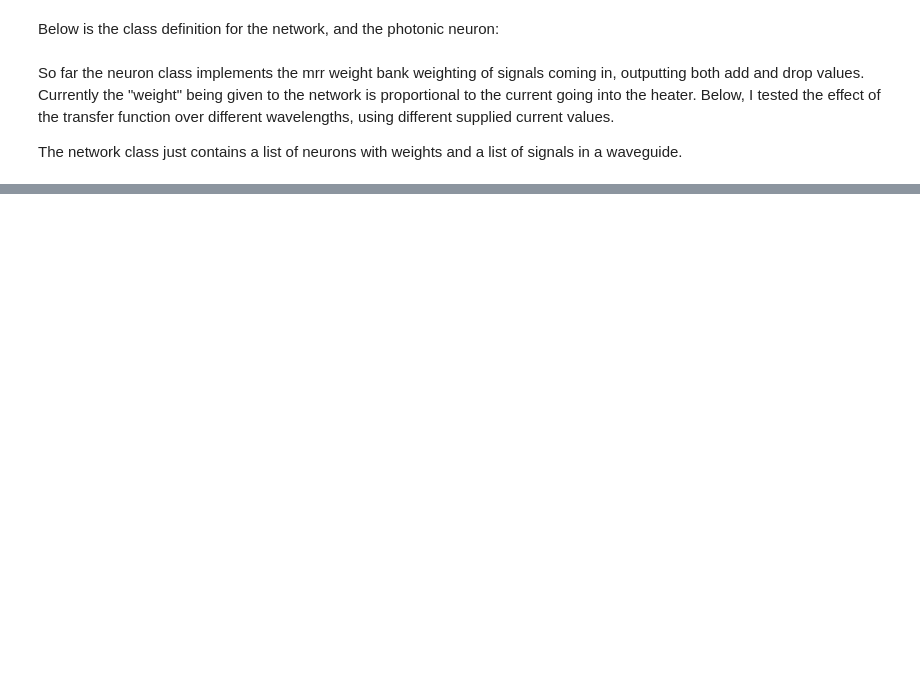
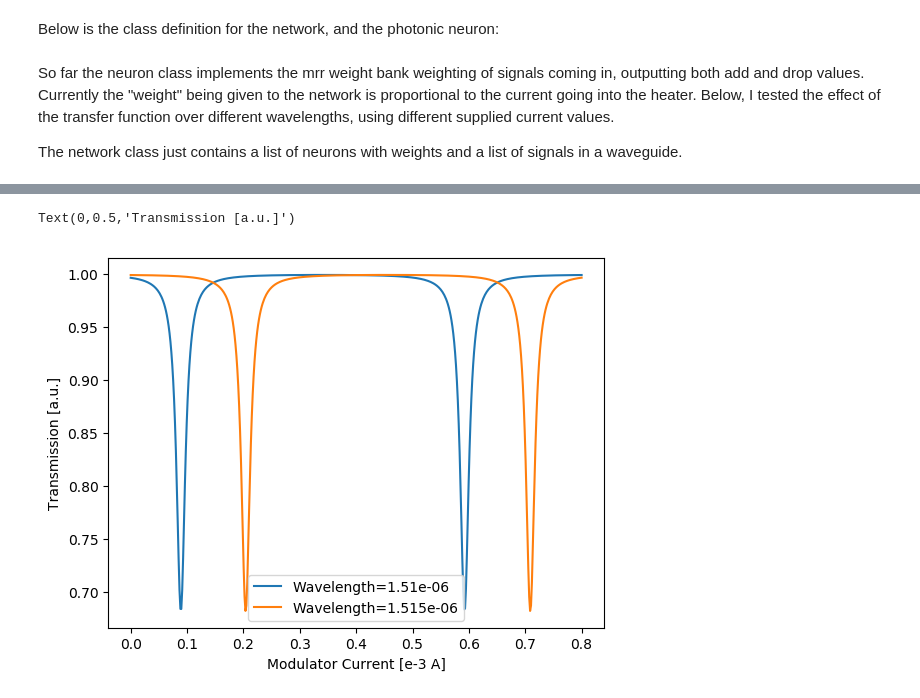
Before and after one commit to millerheidi/Hugh-Thesis, a Jupyter notebook: SiPhotoNet/Photonic Network with MRR tuning.ipynb, the cells around one changed output, grey strips where cells are left out. Drawn from its saved outputs; the diff is of its cells as text; code cells hidden in the pictures; blank space fills up the shorter version.

Commit message:
Added modulator

```diff
--- a/SiPhotoNet/Photonic Network with MRR tuning.ipynb
+++ b/SiPhotoNet/Photonic Network with MRR tuning.ipynb
@@ -37,0 +44,20 @@ for d in D: plt.plot(lambs*1e9, d)
+# %%
+wavelengths = [1510.0e-9, 1515.0e-9]
+currents = np.linspace(0,0.8,500) * 1e-3
+unit1 = neuron.neuron([], wavelengths[0])
+unit2 = neuron.neuron([], wavelengths[1])
+transmissions1 = []
+transmissions2 = []
+for val in currents:
+    transmissions1.append(unit1.modulate(val))
+    transmissions2.append(unit2.modulate(val))
+
+plt.plot(currents*1e3, transmissions1, 'C0')
+plt.plot(currents*1e3, transmissions2, 'C1')
+ax1 = plt.gca()
+ax1.legend(['Wavelength=' + str(w) for w in wavelengths])
+plt.xlabel('Modulator Current [e-3 A]')
+plt.ylabel('Transmission [a.u.]')
+# %% [output]
+Text(0,0.5,'Transmission [a.u.]')
+[figure, added]
```
Also changed, not shown: parts of 2 cells of this notebook, 4 other files.
